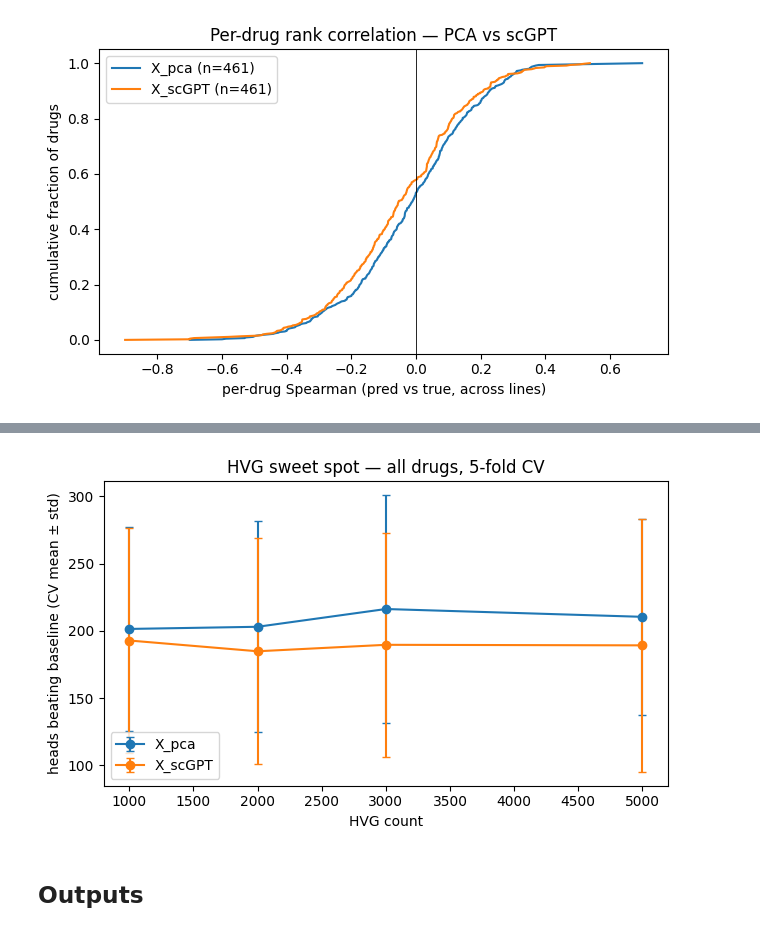
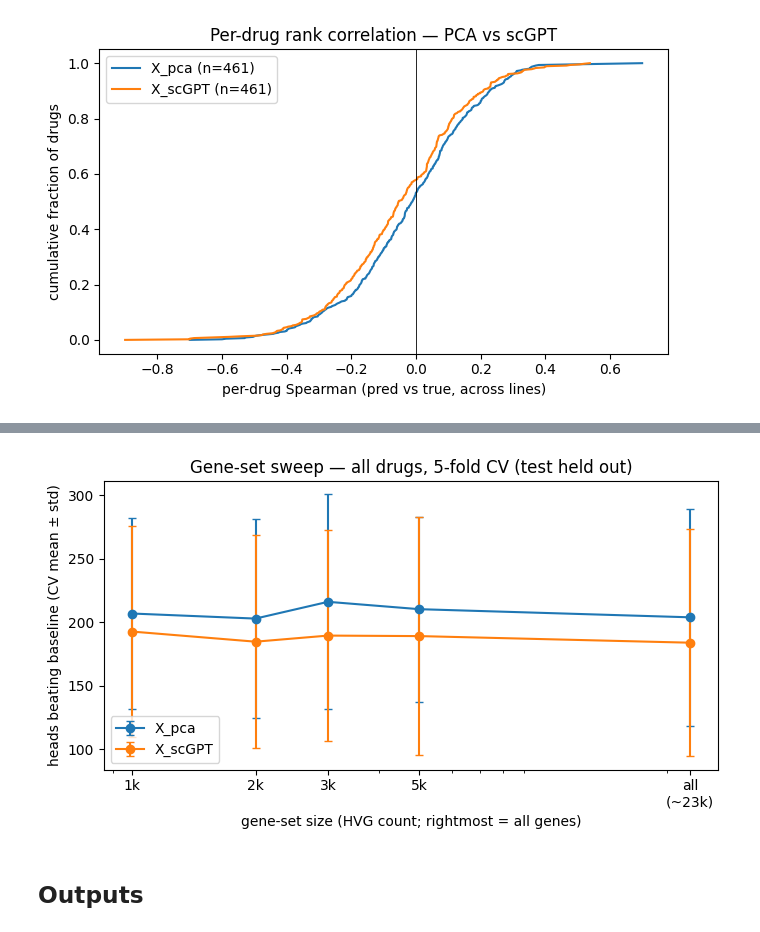
Before and after one commit to Sisistern123/OncoTox, a Jupyter notebook: notebooks/07_training.ipynb, the cells around one changed output, grey strips where cells are left out. Cells and saved outputs as stored; diff of their text form; code cells hidden in the pictures.

```diff
--- a/notebooks/07_training.ipynb
+++ b/notebooks/07_training.ipynb
@@ -335,5 +337,6 @@ per available variant.)
 # %%
-SWEEP_VARIANTS = ['hvg1000', 'hvg2000', 'hvg3000', 'hvg5000']
+# all_genes is the right-hand extreme of the gene-set axis (full transcriptome).
+SWEEP_VARIANTS = ['hvg1000', 'hvg2000', 'hvg3000', 'hvg5000', 'all_genes']
 if not RECOMPUTE_SWEEP and (OUT / 'hvg_sweep.csv').exists():
     sweep_df = pd.read_csv(OUT / 'hvg_sweep.csv')
     print('Loaded HVG sweep from outputs/hvg_sweep.csv (set RECOMPUTE_SWEEP=True to rerun).')
@@ -343,6 +346,9 @@ else:
         p = PipelinePaths.build(None, v)
         if not Path(p.targets_h5ad).exists():
             print(f'skip {v}: no data yet (run 05_preprocessing.ipynb §B).'); continue
+        # x-position = gene-set size: HVG target for hvgN, full convert gene count for all_genes.
+        n_hvg = (sc.read_h5ad(p.raw_h5ad, backed='r').n_vars if v == 'all_genes'
+                 else int(v.replace('hvg', '')))
         ad = sc.read_h5ad(p.targets_h5ad)
         for rep in REPS:
             folds = cv_evaluate(adata=ad, use_rep=rep, config=config, n_splits=N_CV_SPLITS,
@@ -350,7 +356,7 @@ else:
             hb = np.array([f['n_beats'] for f in folds], float)
             vm = np.array([f['best_val_mse'] for f in folds], float)
             dl = np.array([f['model_mean_mse'] - f['baseline_mean_mse'] for f in folds], float)
-            sweep_rows.append({'variant': v, 'n_hvg': int(v.replace('hvg', '')), 'rep': rep,
+            sweep_rows.append({'variant': v, 'n_hvg': n_hvg, 'rep': rep,
                                'heads_beat_mean': hb.mean(), 'heads_beat_std': hb.std(),
                                'delta_mean': dl.mean(), 'delta_std': dl.std(),
                                'val_mse_mean': vm.mean(), 'n_total': folds[0]['n_total']})
@@ -373,17 +386,21 @@ Loaded HVG sweep from outputs/hvg_sweep.csv (set RECOMPUTE_SWEEP=True to rerun).
 # %%
 if sweep_df.empty or sweep_df['variant'].nunique() < 2:
-    print('Need >=2 HVG variants for the sweet-spot curve. Build them in 05 §B, then re-run.')
+    print('Need >=2 variants for the sweet-spot curve. Build them in 05 §B, then re-run.')
 else:
-    fig, ax = plt.subplots(figsize=(6.5, 4))
+    ticks = sorted(sweep_df['n_hvg'].unique())
+    labels = [f'{t//1000}k' if t < 20000 else f'all\n(~{t/1000:.0f}k)' for t in ticks]
+    fig, ax = plt.subplots(figsize=(7, 4))
     for rep in REPS:
         d = sweep_df[sweep_df.rep == rep].sort_values('n_hvg')
         ax.errorbar(d['n_hvg'], d['heads_beat_mean'], yerr=d['heads_beat_std'],
                     marker='o', capsize=3, label=rep)
-    ax.set_xlabel('HVG count'); ax.set_ylabel('heads beating baseline (CV mean ± std)')
-    ax.set_title('HVG sweet spot — all drugs, 5-fold CV'); ax.legend()
+    ax.set_xscale('log'); ax.set_xticks(ticks); ax.set_xticklabels(labels)
+    ax.set_xlabel('gene-set size (HVG count; rightmost = all genes)')
+    ax.set_ylabel('heads beating baseline (CV mean ± std)')
+    ax.set_title('Gene-set sweep — all drugs, 5-fold CV (test held out)'); ax.legend()
     fig.tight_layout(); fig.savefig(OUT / 'hvg_sweep_curve.png', dpi=150); plt.show()
 # %% [output]
-[figure, old version]
+[figure, new version]
 # %% [markdown]
 ## Outputs
 # %%
```
Also changed, not shown: parts of 2 cells of this notebook, 4 other files.
